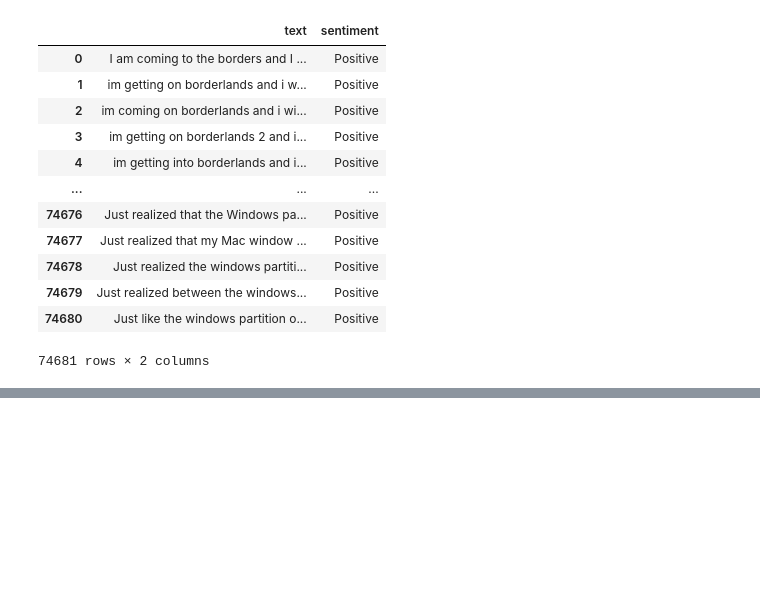
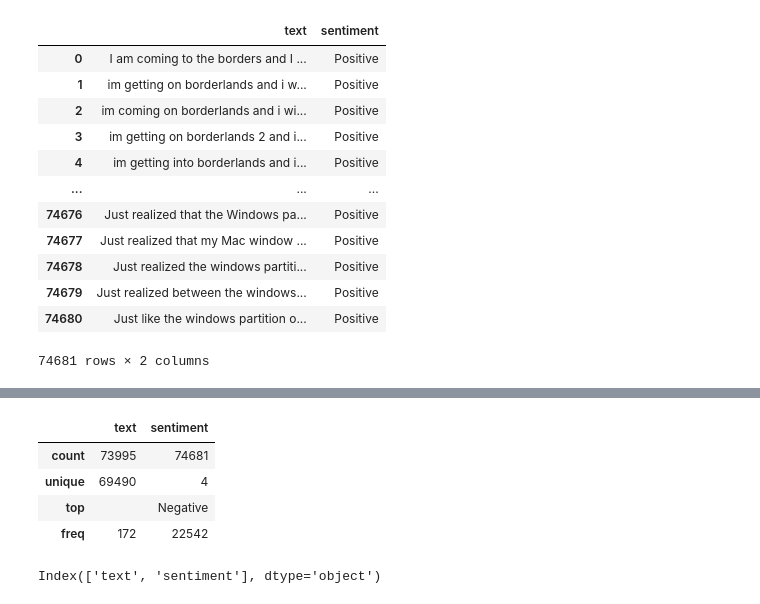
Before and after one commit to touhid0503/job3_practise, a Jupyter notebook: job3.ipynb, the cells around one changed output, grey strips where cells are left out. Drawn from its saved outputs; the diff is of its cells as text; code cells hidden in the pictures; blank space fills up the shorter version.

```diff
--- a/job3.ipynb
+++ b/job3.ipynb
@@ -129,0 +146,12 @@ df
+# %%
+df.describe()
+# %% [output]
+|  | text | sentiment |
+| count | 73995 | 74681 |
+| unique | 69490 | 4 |
+| top |  | Negative |
+| freq | 172 | 22542 |
+# %%
+df.columns
+# %% [output]
+Index(['text', 'sentiment'], dtype='object')
```
Also changed, not shown: parts of 2 cells of this notebook.
